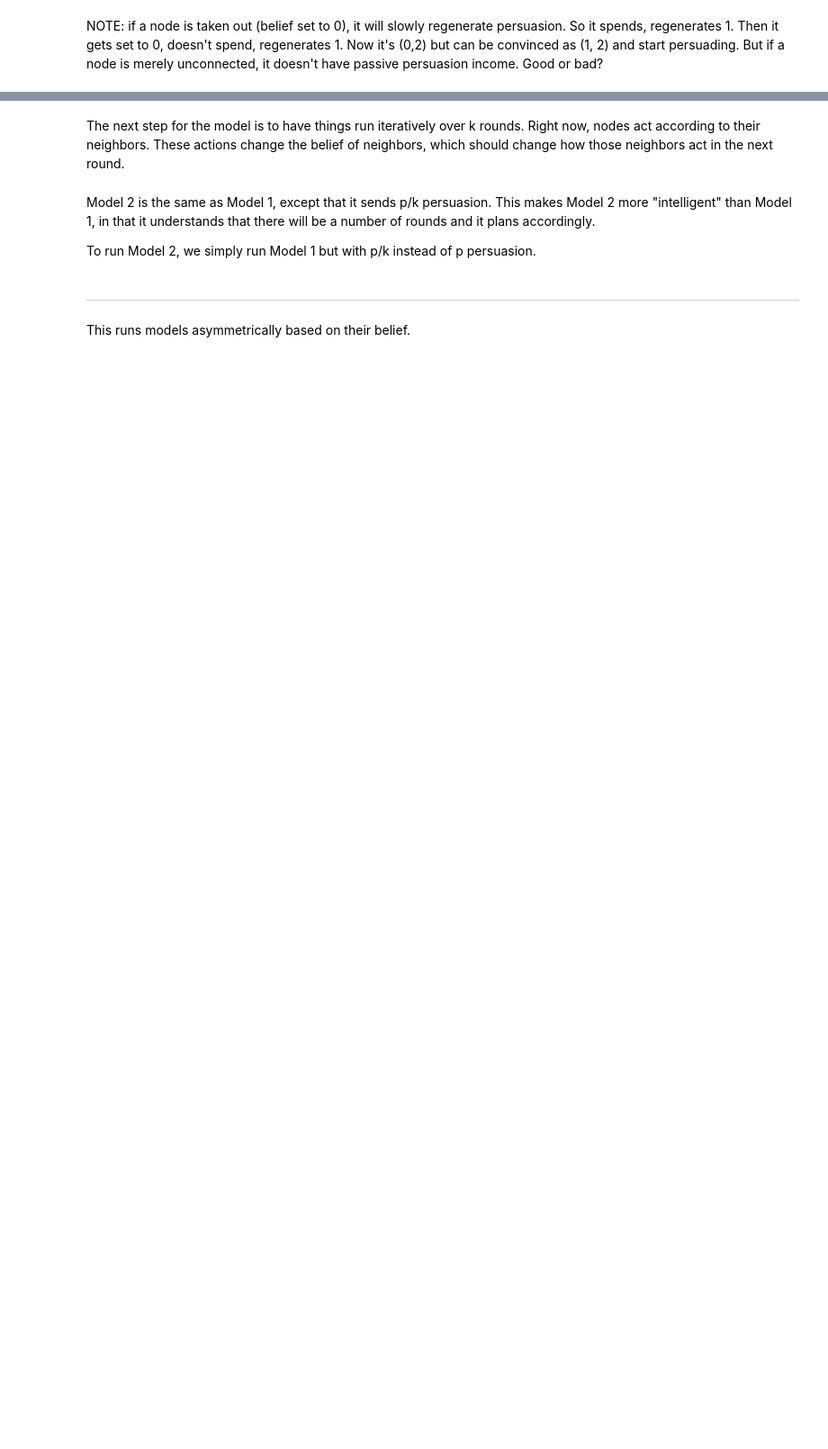
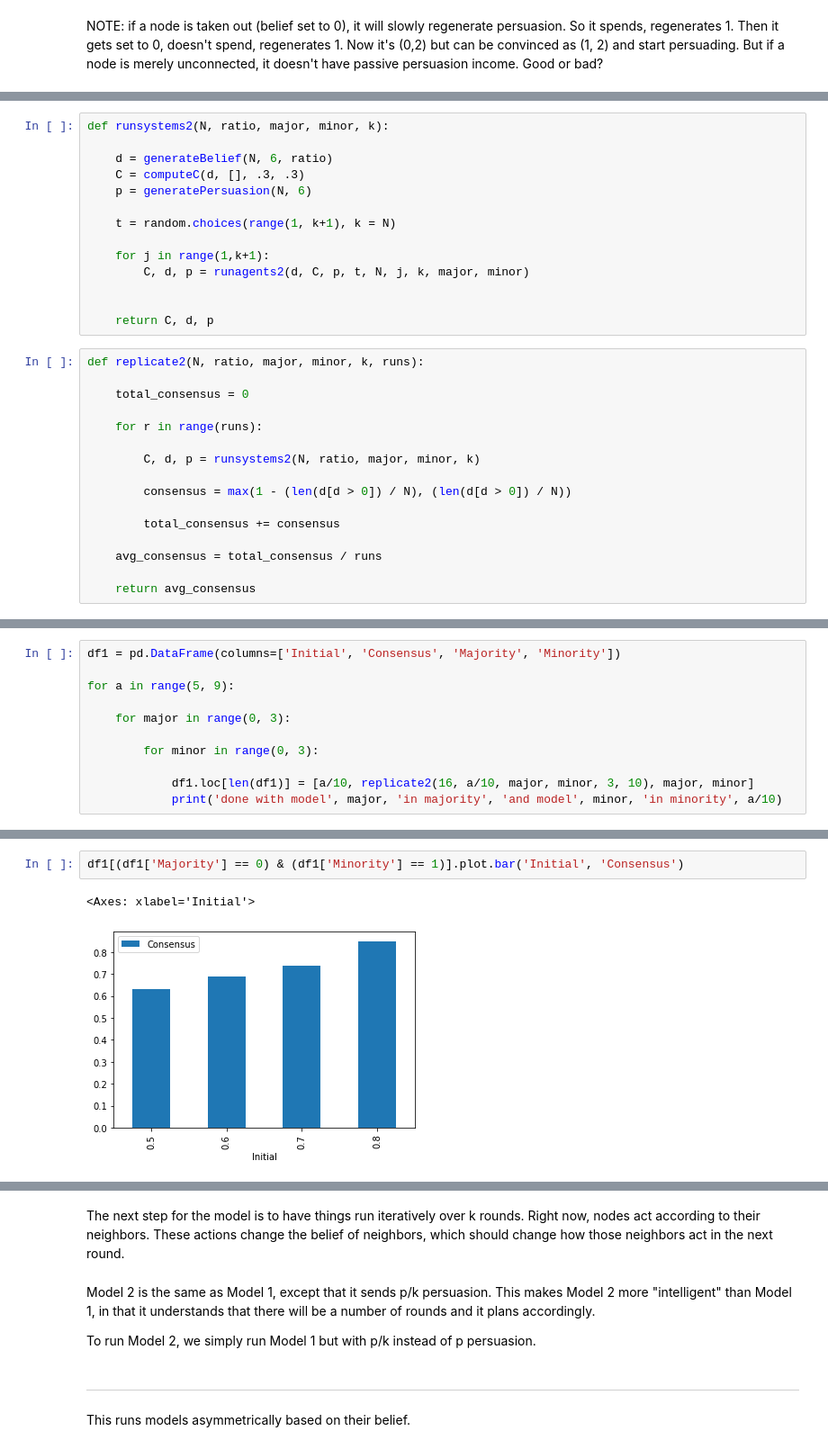
Before and after one commit to bshaynes/modeling-book, a Jupyter notebook: Persuasion network modeling.ipynb, the cells around one changed output, grey strips where cells are left out. Shown at 90% size. Saved outputs shown, nothing was run; the diff lists cells and outputs as text; blank space fills up the shorter version.

```diff
--- a/Persuasion network modeling.ipynb
+++ b/Persuasion network modeling.ipynb
@@ -621,0 +717,30 @@ NOTE: if a node is taken out (belief set to 0), it will slowly regenerate persua
+# %%
+def runsystems2(N, ratio, major, minor, k):
+
+    d = generateBelief(N, 6, ratio)
+    C = computeC(d, [], .3, .3)
+    p = generatePersuasion(N, 6)
+
+    t = random.choices(range(1, k+1), k = N)
+
+    for j in range(1,k+1):
+        C, d, p = runagents2(d, C, p, t, N, j, k, major, minor)
+
+
+    return C, d, p
+# %%
+def replicate2(N, ratio, major, minor, k, runs):
+
+    total_consensus = 0
+
+    for r in range(runs):
+
+        C, d, p = runsystems2(N, ratio, major, minor, k)
+
+        consensus = max(1 - (len(d[d > 0]) / N), (len(d[d > 0]) / N))
+
+        total_consensus += consensus
+
+    avg_consensus = total_consensus / runs
+
+    return avg_consensus
@@ -621,0 +751,11 @@ NOTE: if a node is taken out (belief set to 0), it will slowly regenerate persua
+# %%
+df1 = pd.DataFrame(columns=['Initial', 'Consensus', 'Majority', 'Minority'])
+
+for a in range(5, 9):
+
+    for major in range(0, 3):
+
+        for minor in range(0, 3):
+
+            df1.loc[len(df1)] = [a/10, replicate2(16, a/10, major, minor, 3, 10), major, minor]
+            print('done with model', major, 'in majority', 'and model', minor, 'in minority', a/10)
@@ -621,0 +780,5 @@ NOTE: if a node is taken out (belief set to 0), it will slowly regenerate persua
+# %%
+df1[(df1['Majority'] == 0) & (df1['Minority'] == 1)].plot.bar('Initial', 'Consensus')
+# %% [output]
+<Axes: xlabel='Initial'>
+[figure, added]
```
Also changed, not shown: parts of 27 cells of this notebook.
